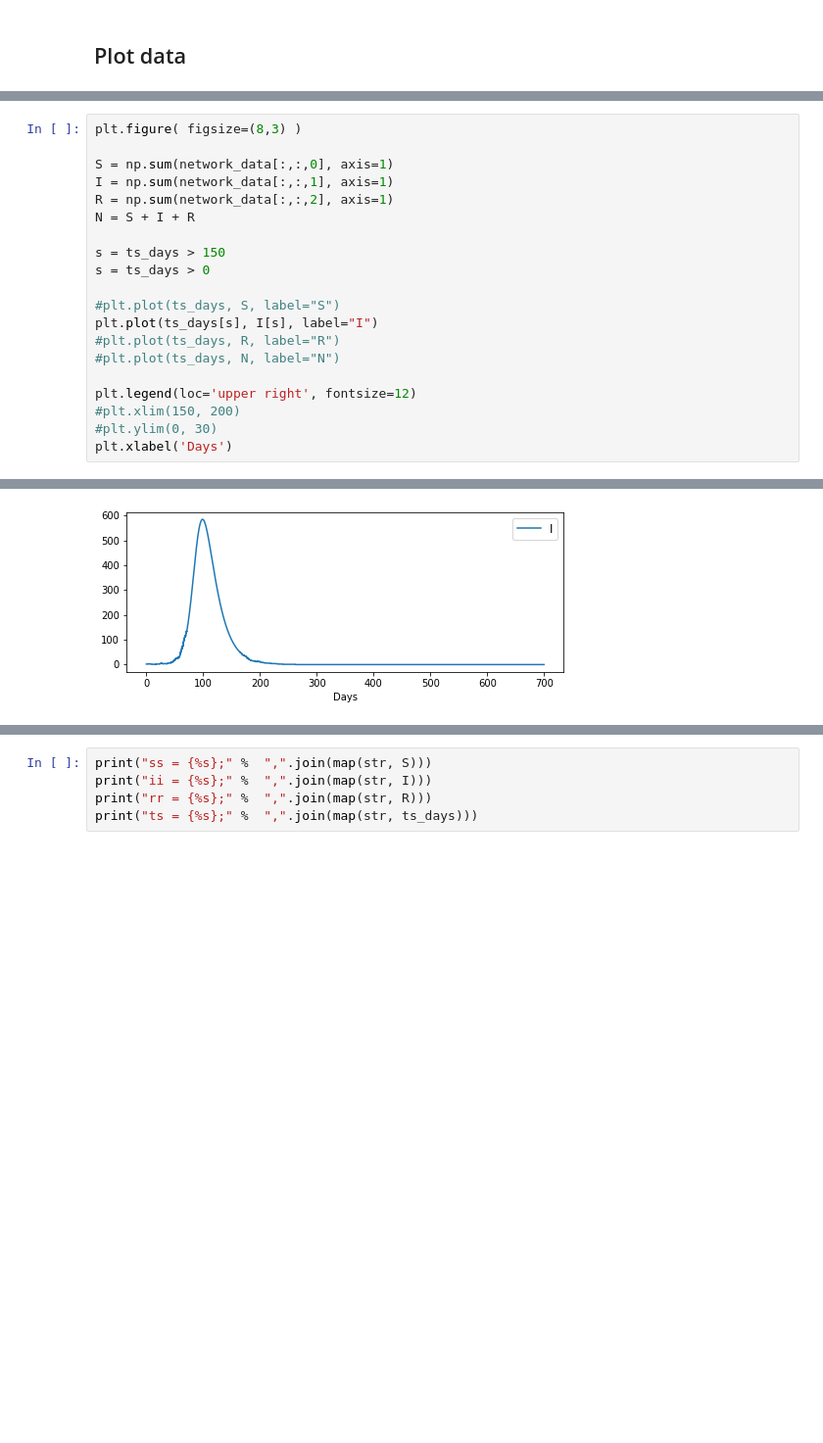
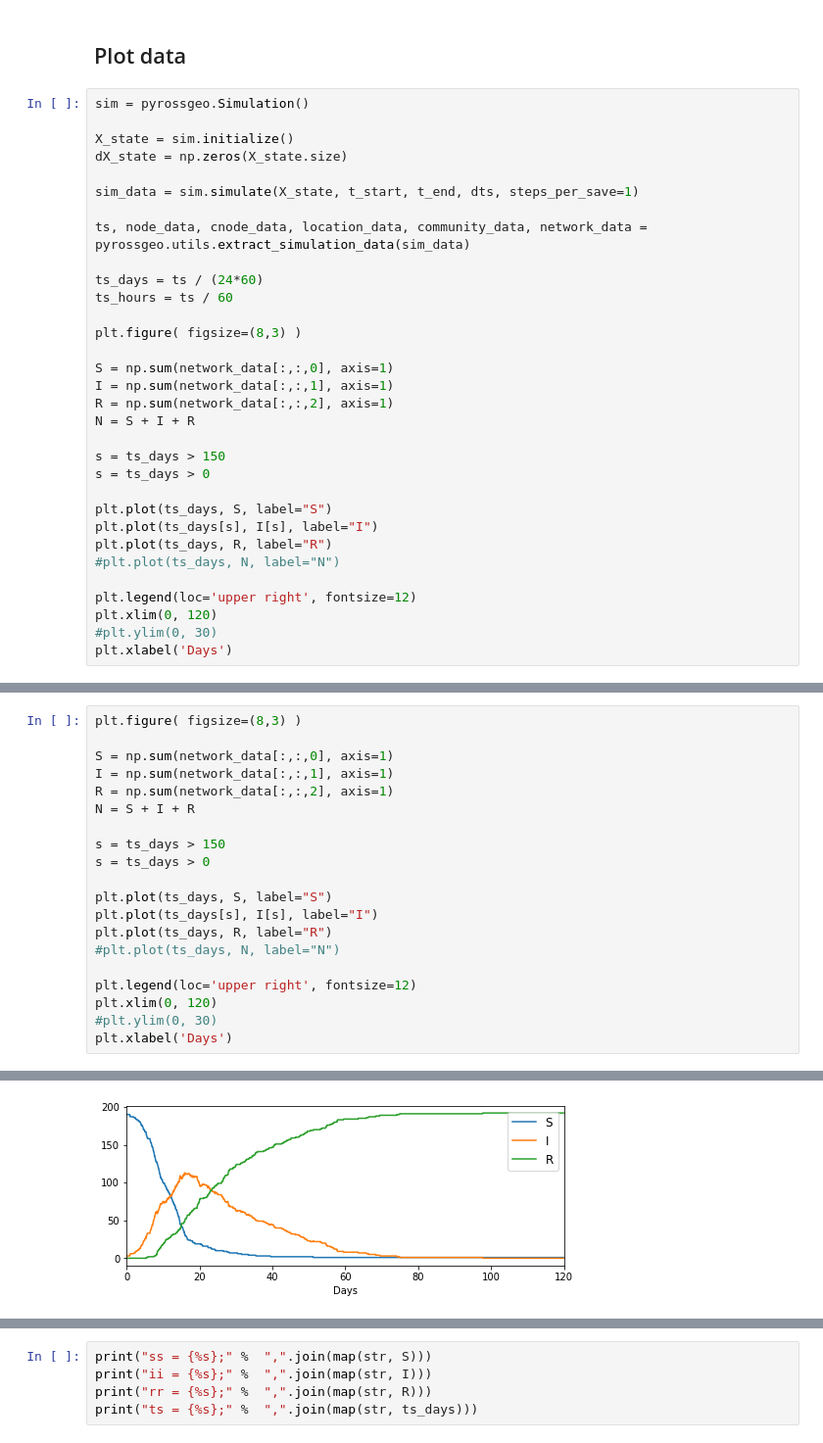
Before and after one commit to lukastk/PyRossGeo, a Jupyter notebook: examples/ex1-age-structured-SIR-on-a-single-node/ex1-age-structured-SIR-on-a-single-node.ipynb, the cells around one changed output, grey strips where cells are left out. Shown at 98% size. Cells and saved outputs as stored; diff of their text form; blank space fills up the shorter version.

```diff
--- a/examples/ex1-age-structured-SIR-on-a-single-node/ex1-age-structured-SIR-on-a-single-node.ipynb
+++ b/examples/ex1-age-structured-SIR-on-a-single-node/ex1-age-structured-SIR-on-a-single-node.ipynb
@@ -42,3 +86,35 @@ ts_days = ts / (24*60)
 ts_hours = ts / 60
 # %% [markdown]
 ## Plot data
+# %%
+sim = pyrossgeo.Simulation()
+
+X_state = sim.initialize()
+dX_state = np.zeros(X_state.size)
+
+sim_data = sim.simulate(X_state, t_start, t_end, dts, steps_per_save=1)
+
+ts, node_data, cnode_data, location_data, community_data, network_data = pyrossgeo.utils.extract_simulation_data(sim_data)
+
+ts_days = ts / (24*60)
+ts_hours = ts / 60
+
+plt.figure( figsize=(8,3) )
+
+S = np.sum(network_data[:,:,0], axis=1)
+I = np.sum(network_data[:,:,1], axis=1)
+R = np.sum(network_data[:,:,2], axis=1)
+N = S + I + R
+
+s = ts_days > 150
+s = ts_days > 0
+
+plt.plot(ts_days, S, label="S")
+plt.plot(ts_days[s], I[s], label="I")
+plt.plot(ts_days, R, label="R")
+#plt.plot(ts_days, N, label="N")
+
+plt.legend(loc='upper right', fontsize=12)
+plt.xlim(0, 120)
+#plt.ylim(0, 30)
+plt.xlabel('Days')
@@ -45,26 +124,26 @@ ts_hours = ts / 60
 # %%
 plt.figure( figsize=(8,3) )
 
 S = np.sum(network_data[:,:,0], axis=1)
 I = np.sum(network_data[:,:,1], axis=1)
 R = np.sum(network_data[:,:,2], axis=1)
 N = S + I + R
 
 s = ts_days > 150
 s = ts_days > 0
 
-#plt.plot(ts_days, S, label="S")
+plt.plot(ts_days, S, label="S")
 plt.plot(ts_days[s], I[s], label="I")
-#plt.plot(ts_days, R, label="R")
+plt.plot(ts_days, R, label="R")
 #plt.plot(ts_days, N, label="N")
 
 plt.legend(loc='upper right', fontsize=12)
-#plt.xlim(150, 200)
+plt.xlim(0, 120)
 #plt.ylim(0, 30)
 plt.xlabel('Days')
 # %% [output]
 Text(0.5, 0, 'Days')
-[figure, old version]
+[figure, new version]
 # %%
 min_in_days = 60*24
 beta = 0.18 / min_in_days
```
Also changed, not shown: parts of 9 cells of this notebook, 13 other files.
